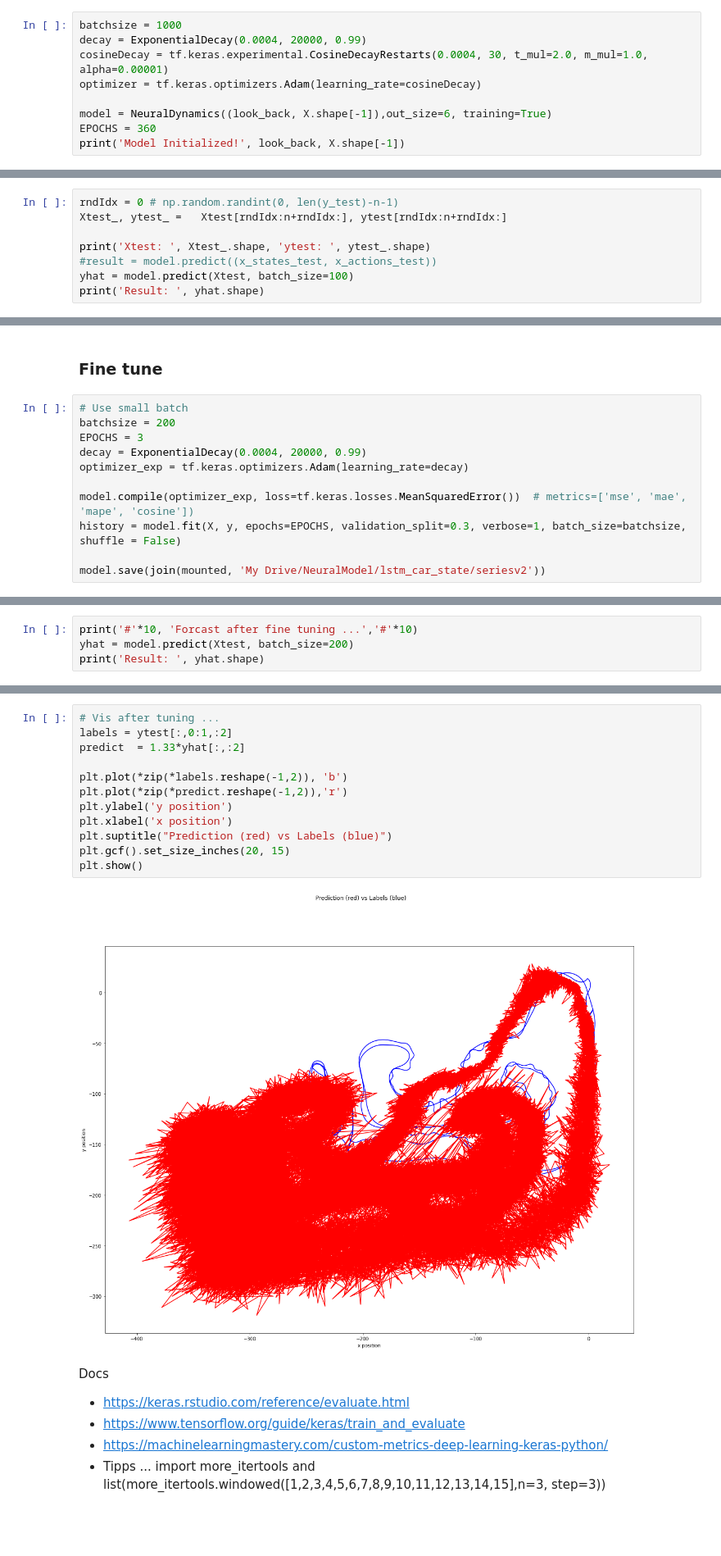
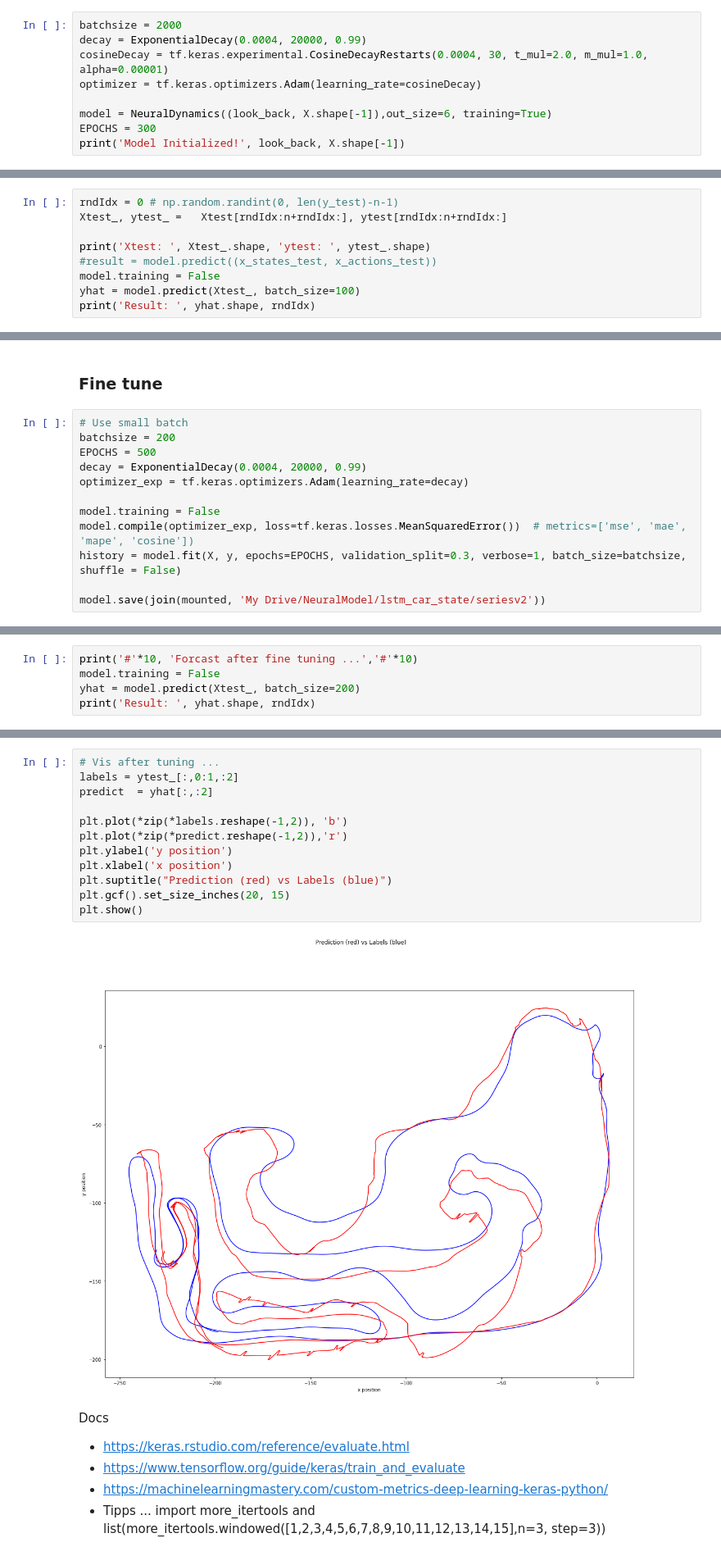
Before and after one commit to dominique-nshimyimana/Car-State, a Jupyter notebook: series_car_state_action_v1.ipynb, the cells around one changed output, grey strips where cells are left out. Shown: that part at 82% size. Cells and saved outputs as stored; diff of their text form; blank space fills up the shorter version.

```diff
--- a/series_car_state_action_v1.ipynb
+++ b/series_car_state_action_v1.ipynb
@@ -251,13 +255,13 @@ plt.show()
 # %% [markdown]
 # Initialize Model
 # %%
-batchsize = 1000
+batchsize = 2000
 decay = ExponentialDecay(0.0004, 20000, 0.99)
 cosineDecay = tf.keras.experimental.CosineDecayRestarts(0.0004, 30, t_mul=2.0, m_mul=1.0, alpha=0.00001)
 optimizer = tf.keras.optimizers.Adam(learning_rate=cosineDecay)
 
 model = NeuralDynamics((look_back, X.shape[-1]),out_size=6, training=True)
-EPOCHS = 360
+EPOCHS = 300
 print('Model Initialized!', look_back, X.shape[-1])
 # %% [output]
 Model Initialized! 10 9
@@ -317,7 +321,8 @@ Xtest_, ytest_ =   Xtest[rndIdx:n+rndIdx:], ytest[rndIdx:n+rndIdx:]
 
 print('Xtest: ', Xtest_.shape, 'ytest: ', ytest_.shape)
 #result = model.predict((x_states_test, x_actions_test))
-yhat = model.predict(Xtest, batch_size=100)
-print('Result: ', yhat.shape)
+model.training = False
+yhat = model.predict(Xtest_, batch_size=100)
+print('Result: ', yhat.shape, rndIdx)
 # %% [output]
 Xtest:  (25000, 10, 9) ytest:  (25000, 1, 6)
@@ -345,10 +350,11 @@ plt.show()
 # %%
 # Use small batch
 batchsize = 200
-EPOCHS = 3
+EPOCHS = 500
 decay = ExponentialDecay(0.0004, 20000, 0.99)
 optimizer_exp = tf.keras.optimizers.Adam(learning_rate=decay)
 
+model.training = False
 model.compile(optimizer_exp, loss=tf.keras.losses.MeanSquaredError())  # metrics=['mse', 'mae', 'mape', 'cosine'])
 history = model.fit(X, y, epochs=EPOCHS, validation_split=0.3, verbose=1, batch_size=batchsize, shuffle = False)
 
@@ -364,6 +388,7 @@ INFO:tensorflow:Assets written to: /drive/My Drive/NeuralModel/lstm_car_state/se
 # %%
 print('#'*10, 'Forcast after fine tuning ...','#'*10)
-yhat = model.predict(Xtest, batch_size=200)
-print('Result: ', yhat.shape)
+model.training = False
+yhat = model.predict(Xtest_, batch_size=200)
+print('Result: ', yhat.shape, rndIdx)
 # %% [output]
 ########## Forcast after fine tuning ... ##########
@@ -371,17 +396,17 @@ Result:  (105331, 6)
 # %%
 # Vis after tuning ...
-labels = ytest[:,0:1,:2]
-predict  = 1.33*yhat[:,:2]
+labels = ytest_[:,0:1,:2]
+predict  = yhat[:,:2]
 
 plt.plot(*zip(*labels.reshape(-1,2)), 'b')
 plt.plot(*zip(*predict.reshape(-1,2)),'r')
 plt.ylabel('y position')
 plt.xlabel('x position')
 plt.suptitle("Prediction (red) vs Labels (blue)")
 plt.gcf().set_size_inches(20, 15)
 plt.show()
 # %% [output]
-[figure, old version]
+[figure, new version]
 # %% [markdown]
 Docs
 
```
Also changed, not shown: parts of 12 cells of this notebook.
